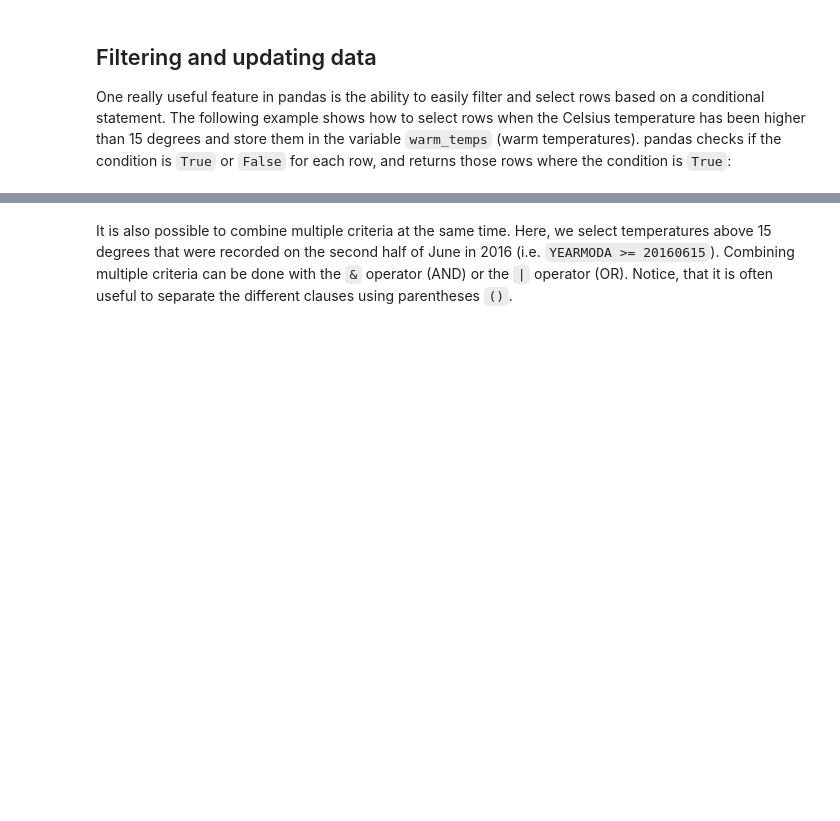
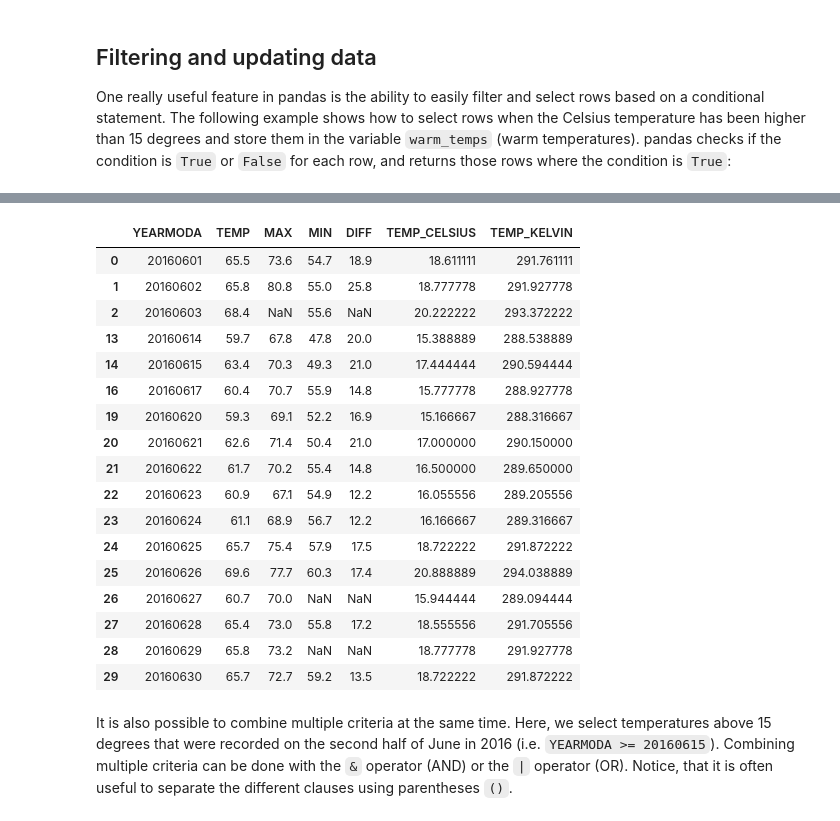
Before and after one commit to jeromemaiquez/geopython_notebooks, a Jupyter notebook: L5/processing-data-with-pandas.ipynb, the cells around one changed output, grey strips where cells are left out. Drawn from its saved outputs; the diff is of its cells as text; code cells hidden in the pictures; blank space fills up the shorter version.

Commit message:
Finished Filtering Data section

```diff
--- a/L5/processing-data-with-pandas.ipynb
+++ b/L5/processing-data-with-pandas.ipynb
@@ -284,5 +303,26 @@ The following example shows how to select rows when the Celsius temperature has
 # %%
 # Select rows with temp celsius higher than 15 degrees
+warm_temps = data.loc[data['TEMP_CELSIUS'] > 15]
+warm_temps
+# %% [output]
+|  | YEARMODA | TEMP | MAX | MIN | DIFF | TEMP_CELSIUS | TEMP_KELVIN |
+| 0 | 20160601 | 65.5 | 73.6 | 54.7 | 18.9 | 18.611111 | 291.761111 |
+| 1 | 20160602 | 65.8 | 80.8 | 55.0 | 25.8 | 18.777778 | 291.927778 |
+| 2 | 20160603 | 68.4 | NaN | 55.6 | NaN | 20.222222 | 293.372222 |
+| 13 | 20160614 | 59.7 | 67.8 | 47.8 | 20.0 | 15.388889 | 288.538889 |
+| 14 | 20160615 | 63.4 | 70.3 | 49.3 | 21.0 | 17.444444 | 290.594444 |
+| 16 | 20160617 | 60.4 | 70.7 | 55.9 | 14.8 | 15.777778 | 288.927778 |
+| 19 | 20160620 | 59.3 | 69.1 | 52.2 | 16.9 | 15.166667 | 288.316667 |
+| 20 | 20160621 | 62.6 | 71.4 | 50.4 | 21.0 | 17.000000 | 290.150000 |
+| 21 | 20160622 | 61.7 | 70.2 | 55.4 | 14.8 | 16.500000 | 289.650000 |
+| 22 | 20160623 | 60.9 | 67.1 | 54.9 | 12.2 | 16.055556 | 289.205556 |
+| 23 | 20160624 | 61.1 | 68.9 | 56.7 | 12.2 | 16.166667 | 289.316667 |
+| 24 | 20160625 | 65.7 | 75.4 | 57.9 | 17.5 | 18.722222 | 291.872222 |
+| 25 | 20160626 | 69.6 | 77.7 | 60.3 | 17.4 | 20.888889 | 294.038889 |
+| 26 | 20160627 | 60.7 | 70.0 | NaN | NaN | 15.944444 | 289.094444 |
+| 27 | 20160628 | 65.4 | 73.0 | 55.8 | 17.2 | 18.555556 | 291.705556 |
+| 28 | 20160629 | 65.8 | 73.2 | NaN | NaN | 18.777778 | 291.927778 |
+| 29 | 20160630 | 65.7 | 72.7 | 59.2 | 13.5 | 18.722222 | 291.872222 |
 # %% [markdown]
 It is also possible to combine multiple criteria at the same time. Here, we select temperatures above 15 degrees that were recorded on the second half of June in 2016 (i.e. `YEARMODA >= 20160615`).
 Combining multiple criteria can be done with the `&` operator (AND) or the `|` operator (OR). Notice, that it is often useful to separate the different clauses using parentheses `()`.
```
Also changed, not shown: parts of 4 cells of this notebook.
